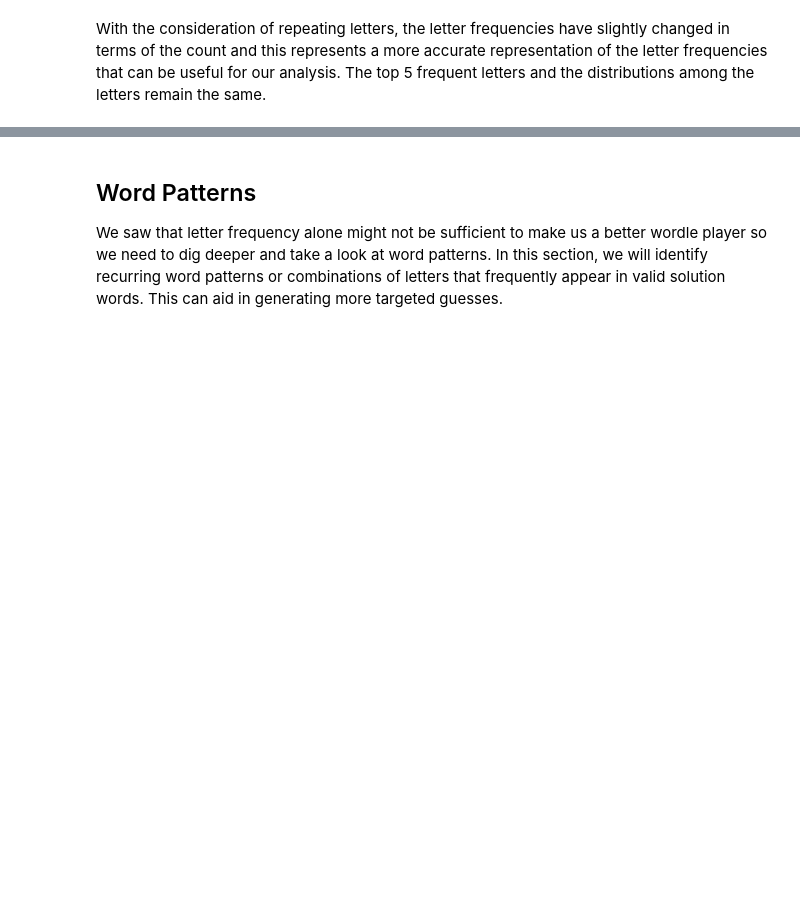
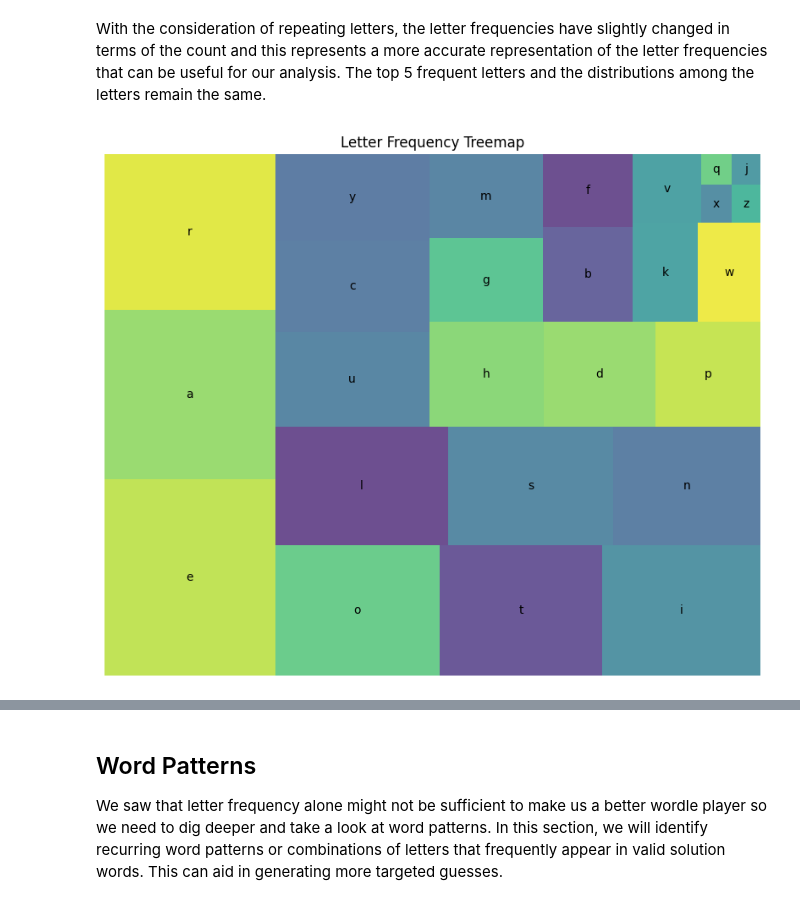
Before and after one commit to Dom17Pham/WordleMe, a Jupyter notebook: WordleAnalysis.ipynb, the cells around one changed output, grey strips where cells are left out. Saved outputs shown, nothing was run; the diff lists cells and outputs as text; code cells hidden in the pictures; blank space fills up the shorter version.

Commit message:
Added tree map to visualize letter frequency.

```diff
--- a/WordleAnalysis.ipynb
+++ b/WordleAnalysis.ipynb
@@ -108,3 +109,11 @@ for i, (index, row) in enumerate(top_5_letters.iterrows()):
 [figure]
 # %% [markdown]
 With the consideration of repeating letters, the letter frequencies have slightly changed in terms of the count and this represents a more accurate representation of the letter frequencies that can be useful for our analysis. The top 5 frequent letters and the distributions among the letters remain the same.
+# %%
+plt.figure(figsize=(10, 8))
+squarify.plot(sizes=LetterFrequency['Frequency'], label=LetterFrequency['Letter'], alpha=.8)
+plt.axis('off')
+plt.title('Letter Frequency Treemap')
+plt.show()
+# %% [output]
+[figure, added]
```
Also changed, not shown: parts of 2 cells of this notebook.
